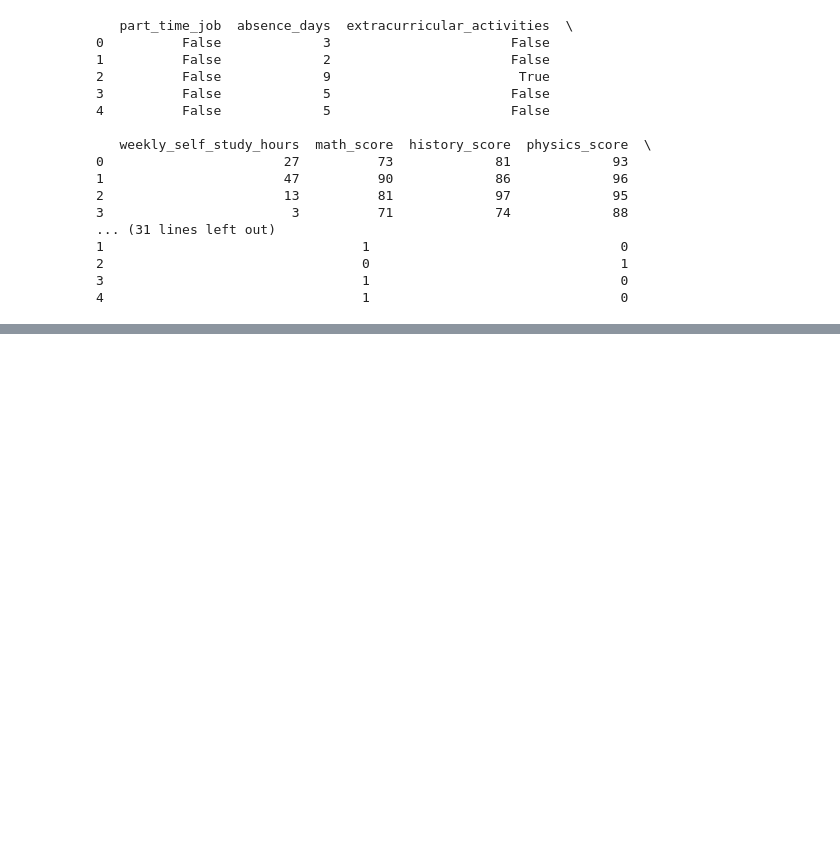
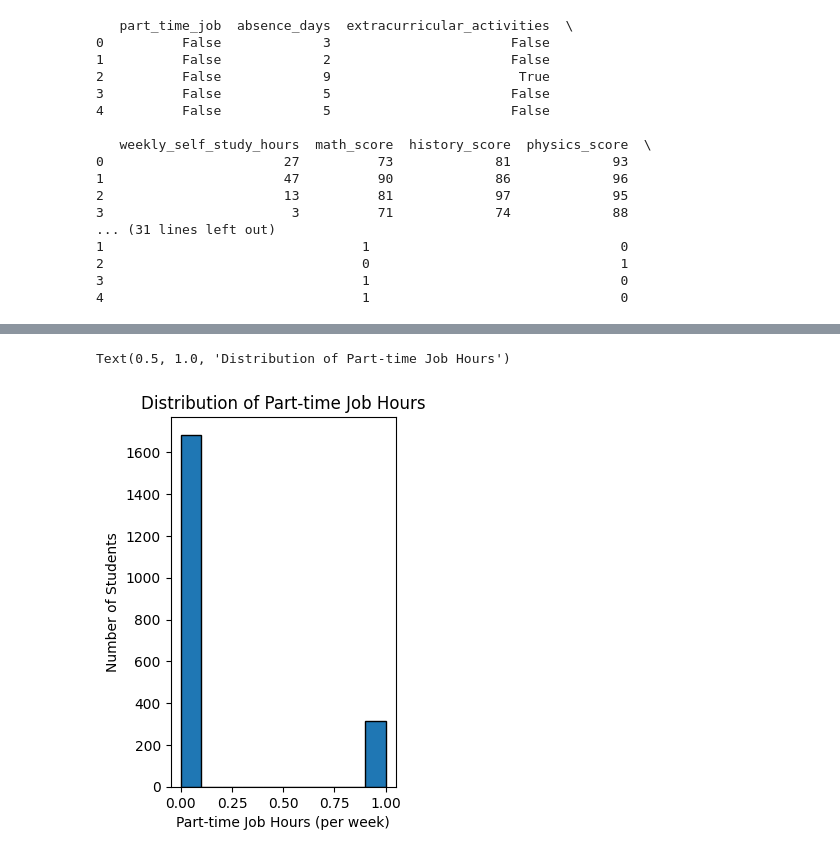
Before and after one commit to shakiralynch1/DVA_CA1, a Jupyter notebook: DVA_CA1.ipynb, the cells around one changed output, grey strips where cells are left out. Saved outputs shown, nothing was run; the diff lists cells and outputs as text; code cells hidden in the pictures; blank space fills up the shorter version.

```diff
--- a/DVA_CA1.ipynb
+++ b/DVA_CA1.ipynb
@@ -131,0 +207,9 @@ plt.show()
+# %%
+plt.subplot(122)  # Second subplot for part-time job hours
+plt.hist(part_time_job, bins=10, edgecolor='black')
+plt.xlabel('Part-time Job Hours (per week)')
+plt.ylabel('Number of Students')
+plt.title('Distribution of Part-time Job Hours')
+# %% [output]
+Text(0.5, 1.0, 'Distribution of Part-time Job Hours')
+[figure, added]
```
Also changed, not shown: parts of 23 cells of this notebook.
